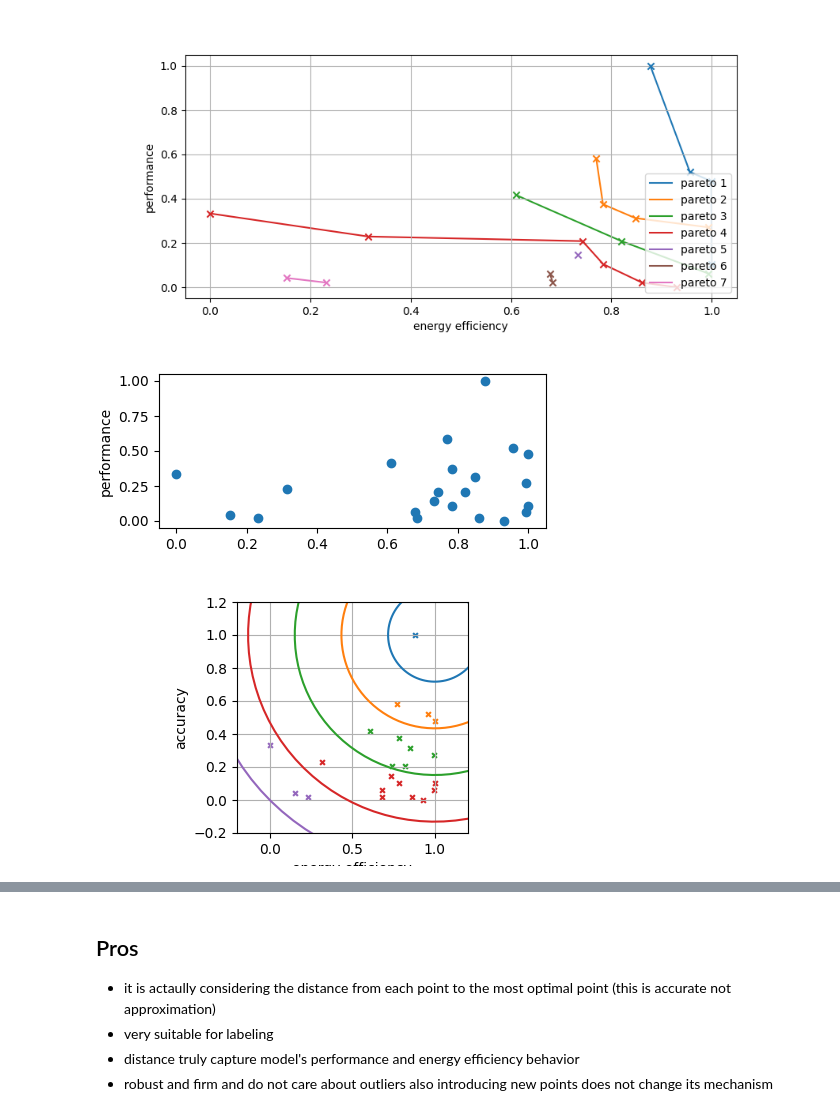
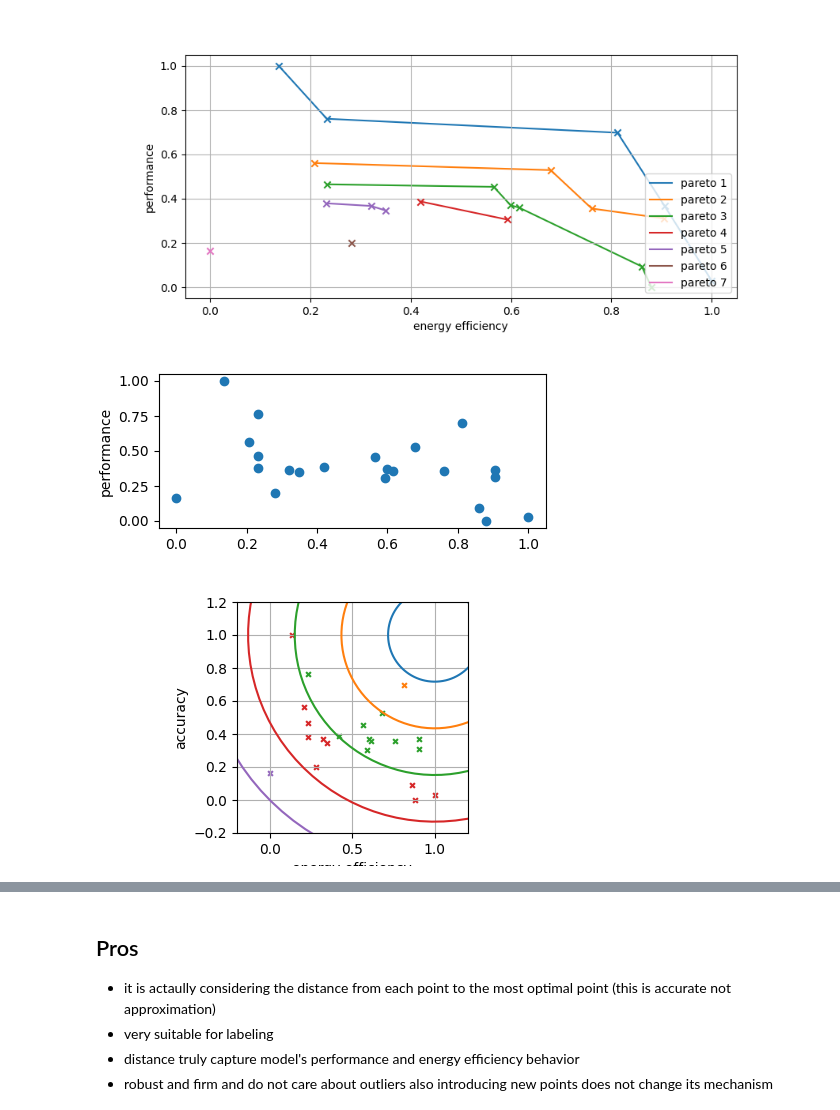
Before and after one commit to SMART-Dal/LLM-Sustainability-Rater, a Jupyter notebook: llm_labeling/rating_llms.ipynb, the cells around one changed output, grey strips where cells are left out. Cells and saved outputs as stored; diff of their text form; code cells hidden in the pictures.

```diff
--- a/llm_labeling/rating_llms.ipynb
+++ b/llm_labeling/rating_llms.ipynb
@@ -15,7 +15,7 @@ for l in lines:
     list_json.append(json.loads(l))
 df = pd.DataFrame(list_json)
 
-task_name = "livecodebench"
+task_name = "code2text_python"
 
 acc_keys = {"livecodebench": "acc", "code2text_python": "smoothed_bleu_4,create_output"}
 df = df[df["task_name"] == task_name]
@@ -162,7 +162,7 @@ def on_add(sel):
     # if you want to adjust font size:
     sel.annotation.set_fontsize(8)
 # %% [output]
-[figure, old version]
+[figure, new version]
 # %%
 plt.figure(figsize=(5, 2))
 plt.scatter(df["ene_eff"], df["perf"])
@@ -170,7 +170,7 @@ plt.xlabel("energy efficiency")
 plt.ylabel("performance")
 plt.show()
 # %% [output]
-[figure, old version]
+[figure, new version]
 # %%
 import numpy as np
 
@@ -198,41 +198,43 @@ for r in radiuses:
     selected_so_far.update(less_than_r)
     if new_points:
         df.loc[list(new_points), "distance_rank"] = curr_rank
-        curr_rank -= 1
         plt.scatter(
             df.loc[list(new_points), "ene_eff"],
             df.loc[list(new_points), "perf"],
             marker="x",
             s=12,
         )
+    else:
+        plt.scatter([], [])
+    curr_rank -= 1
     plt.plot(x, y)
 
 plt.gca().set_aspect("equal")  # Equal aspect ratio ensures the circle is round
 plt.grid()
 plt.xlim(-0.2, 1.2)
 plt.ylim(-0.2, 1.2)
 plt.xlabel("energy efficiency")
 plt.ylabel("accuracy")
 scatter_points = plt.scatter(df["ene_eff"], df["perf"], alpha=0)
 
 
 cursor3 = mplcursors.cursor(scatter_points, hover=True)
 
 
 @cursor3.connect("add")
 def on_add(sel):
     idx = sel.index  # index of the point
     sample = df.iloc[idx]
     annotation_text = f"model name: {sample['model']}\nperf: {sample['perf']:.2f}\nenergy efficiency: {sample['ene_eff']:.2f}\nrank: {sample['distance_rank']}"
     sel.annotation.set_text(annotation_text)
     bbox = sel.annotation.get_bbox_patch()
     bbox.set_facecolor("blue")
     bbox.set_alpha(0.9)  # make it more opaque
     bbox.set_boxstyle("round,pad=0.5")
 
     # set the annotation’s text color directly
     sel.annotation.set_color("white")
     # if you want to adjust font size:
     sel.annotation.set_fontsize(8)
 # %% [output]
-[figure, old version]
+[figure, new version]
```
Also changed, not shown: parts of 8 cells of this notebook, 2 other files.
